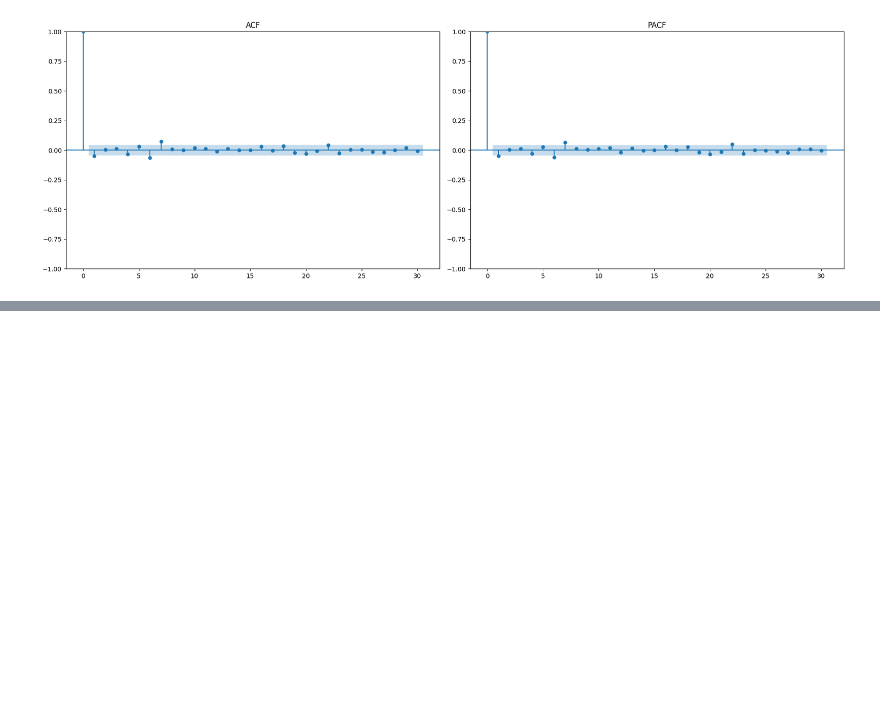
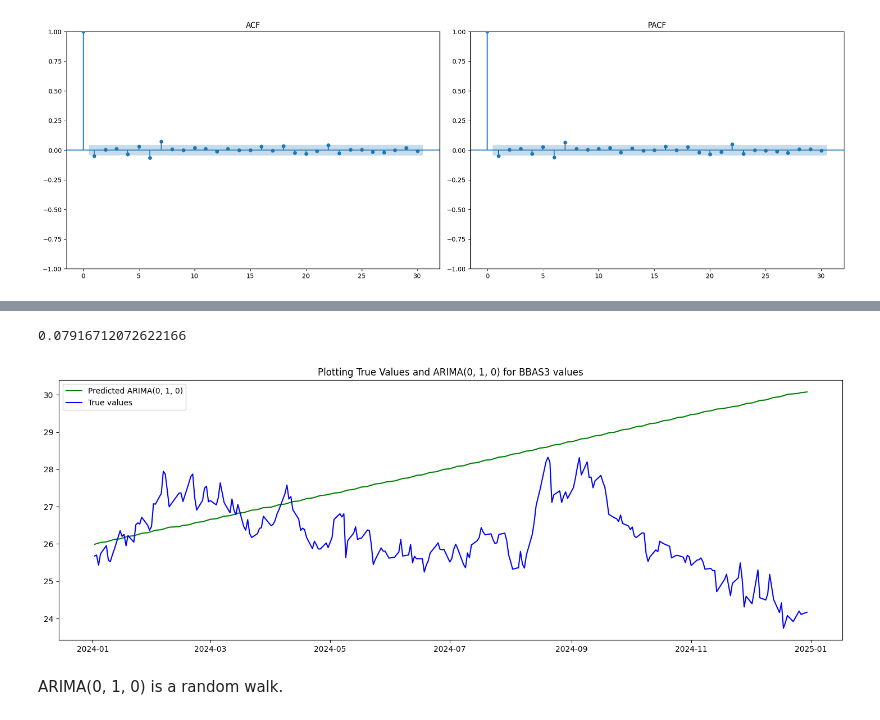
Before and after one commit to Botelho97/tcc-predict-stocks-models-comparison, a Jupyter notebook: models.ipynb, the cells around one changed output, grey strips where cells are left out. Cells and saved outputs as stored; diff of their text form; code cells hidden in the pictures; blank space fills up the shorter version.

Commit message:
Adding ARIMA test, got (0, 1, 0). Random Walk.

```diff
--- a/models.ipynb
+++ b/models.ipynb
@@ -568,3 +568,10 @@ plt.tight_layout()
 plt.show()
 # %% [output]
 [figure]
+# %%
+# Vamos fazer o autoarima
+
+from pmdarima import auto_arima
+
+auto_arima_model = auto_arima(bb_series_train, trace=True, seasonal=False, stepwise=True)
+print(auto_arima_model.summary())
@@ -570,0 +600,21 @@ plt.show()
+# %%
+predicts_auto_arima = auto_arima_model.predict(steps_ahead)
+# %%
+predicts_auto_arima.index = bb_series_test.index
+
+mape_auto_arima = mean_absolute_percentage_error(bb_series_test, predicts_auto_arima)
+
+print(mape_auto_arima)
+# %% [output]
+0.07916712072622166
+# %%
+plt.plot(predicts_auto_arima, color='green', label='Predicted ARIMA(0, 1, 0)')
+plt.plot(bb_series_test, color='blue', label="True values")
+plt.legend()
+plt.title("Plotting True Values and ARIMA(0, 1, 0) for BBAS3 values")
+plt.legend()
+plt.show()
+# %% [output]
+[figure, added]
+# %% [markdown]
+ARIMA(0, 1, 0) is a random walk.
```
Also changed, not shown: parts of 2 cells of this notebook.
